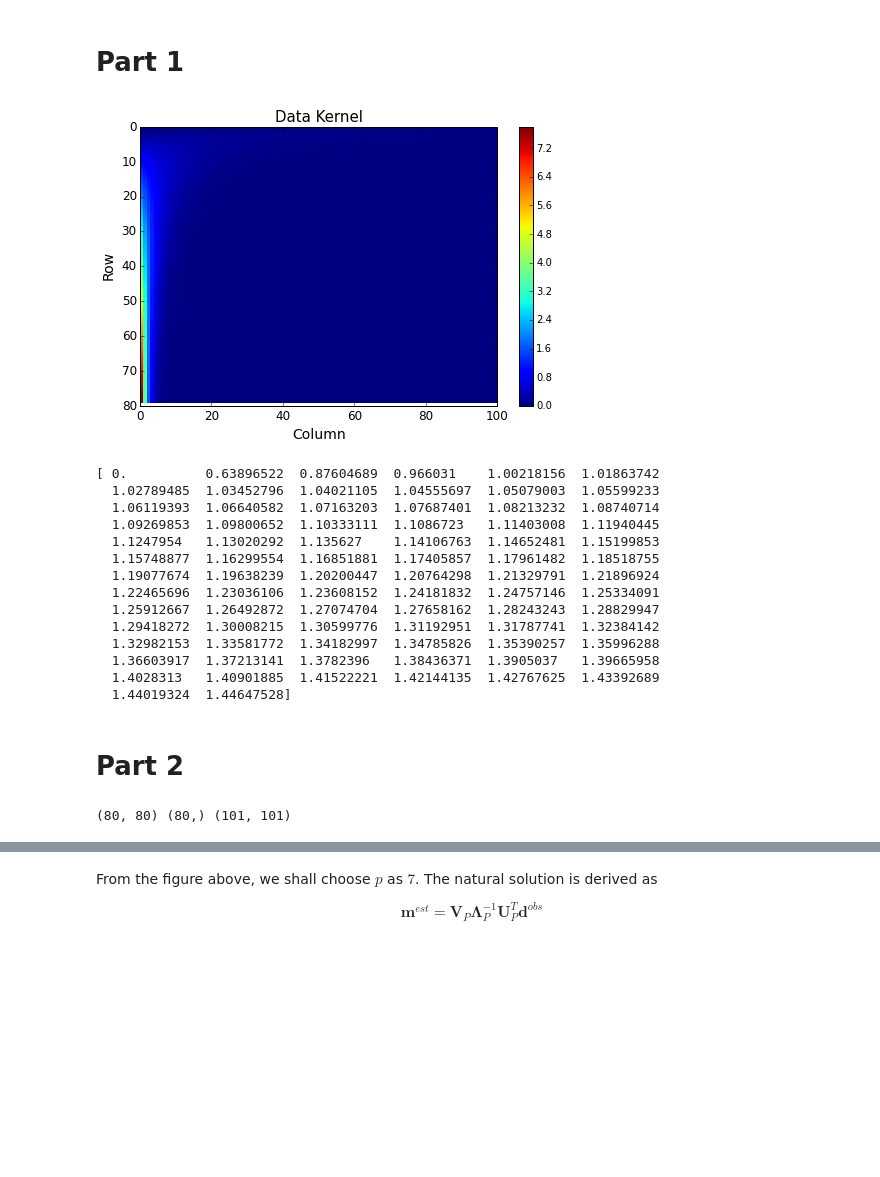
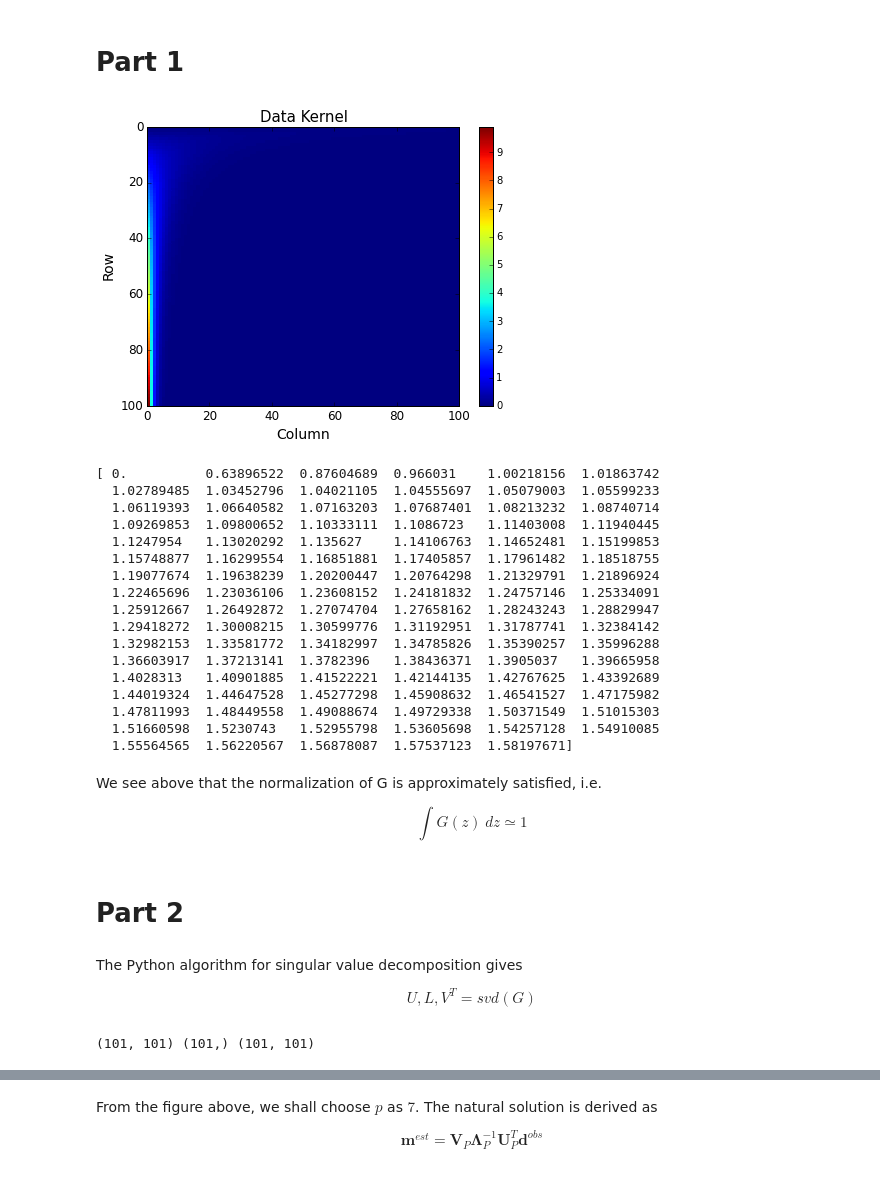
Before and after one commit to roxyboy/Geophysical-Inverse-Theory, a Jupyter notebook: GIT_HW/05GIT_HW.ipynb, the cells around one changed output, grey strips where cells are left out. Cells and saved outputs as stored; diff of their text form; code cells hidden in the pictures; blank space fills up the shorter version.

```diff
--- a/GIT_HW/05GIT_HW.ipynb
+++ b/GIT_HW/05GIT_HW.ipynb
@@ -19,33 +19,33 @@ mtrue[19] = 1.
 mtrue[49] = 1.
 mtrue[89] = 1.
 # %%
-N = 80
+N = M
 cmin = 0.
 cmax = 1e-1
 Dc = (cmax - cmin)
 c = cmin + Dc*np.arange(N)
 G = c[:, np.newaxis] * np.exp( - c[:, np.newaxis]*z)
 
-sd = 1e-3
+sd = 1e-2
 dtrue = np.dot(G, mtrue)
-dobs = dtrue + np.random.normal( 0., sd , N )   # Noise: normal distribution with zero mean and 0.001 standard deviation
+dobs = dtrue + np.random.normal( 0., sd , N )   # Noise: normal distribution with zero mean and 0.01 standard deviation
 # %%
-x = np.arange(101)
-y = np.arange(80)
+x = np.arange(M)
+y = np.arange(N)
 
-fig = plt.figure(figsize=(8,5))
+fig = plt.figure(figsize=(7,5))
 
 ax = plt.gca()
 ca = ax.pcolormesh(x, y, G)
 cbar = fig.colorbar(ca)
 ax.set_title(r'Data Kernel', fontsize=15)
 ax.set_xlabel(r'Column', fontsize=14)
 ax.set_ylabel(r'Row', fontsize=14)
 plt.xticks(fontsize=12)
 plt.yticks(fontsize=12)
 plt.gca().invert_yaxis()
 # %% [output]
-[figure, old version]
+[figure, new version]
 # %%
 print (G*Dz).sum(axis=1)
 # %% [output]
@@ -62,13 +62,24 @@ print (G*Dz).sum(axis=1)
   1.32982153  1.33581772  1.34182997  1.34785826  1.35390257  1.35996288
   1.36603917  1.37213141  1.3782396   1.38436371  1.3905037   1.39665958
   1.4028313   1.40901885  1.41522221  1.42144135  1.42767625  1.43392689
-  1.44019324  1.44647528]
+  1.44019324  1.44647528  1.45277298  1.45908632  1.46541527  1.47175982
+  1.47811993  1.48449558  1.49088674  1.49729338  1.50371549  1.51015303
+  1.51660598  1.5230743   1.52955798  1.53605698  1.54257128  1.54910085
+  1.55564565  1.56220567  1.56878087  1.57537123  1.58197671]
+# %% [markdown]
+We see above that the normalization of G is approximately satisfied, i.e.
+
+$$\int G(z) \ dz \simeq 1$$
 # %% [markdown]
 # Part 2
+# %% [markdown]
+The Python algorithm for singular value decomposition gives
+
+$$U, L, V^T = svd(G)$$
 # %%
 U, L, V = lin.svd(G)
 
 print U.shape, L.shape, V.shape
 # %% [output]
-(80, 80) (80,) (101, 101)
+(101, 101) (101,) (101, 101)
 # %%
```
Also changed, not shown: parts of 18 cells of this notebook.
